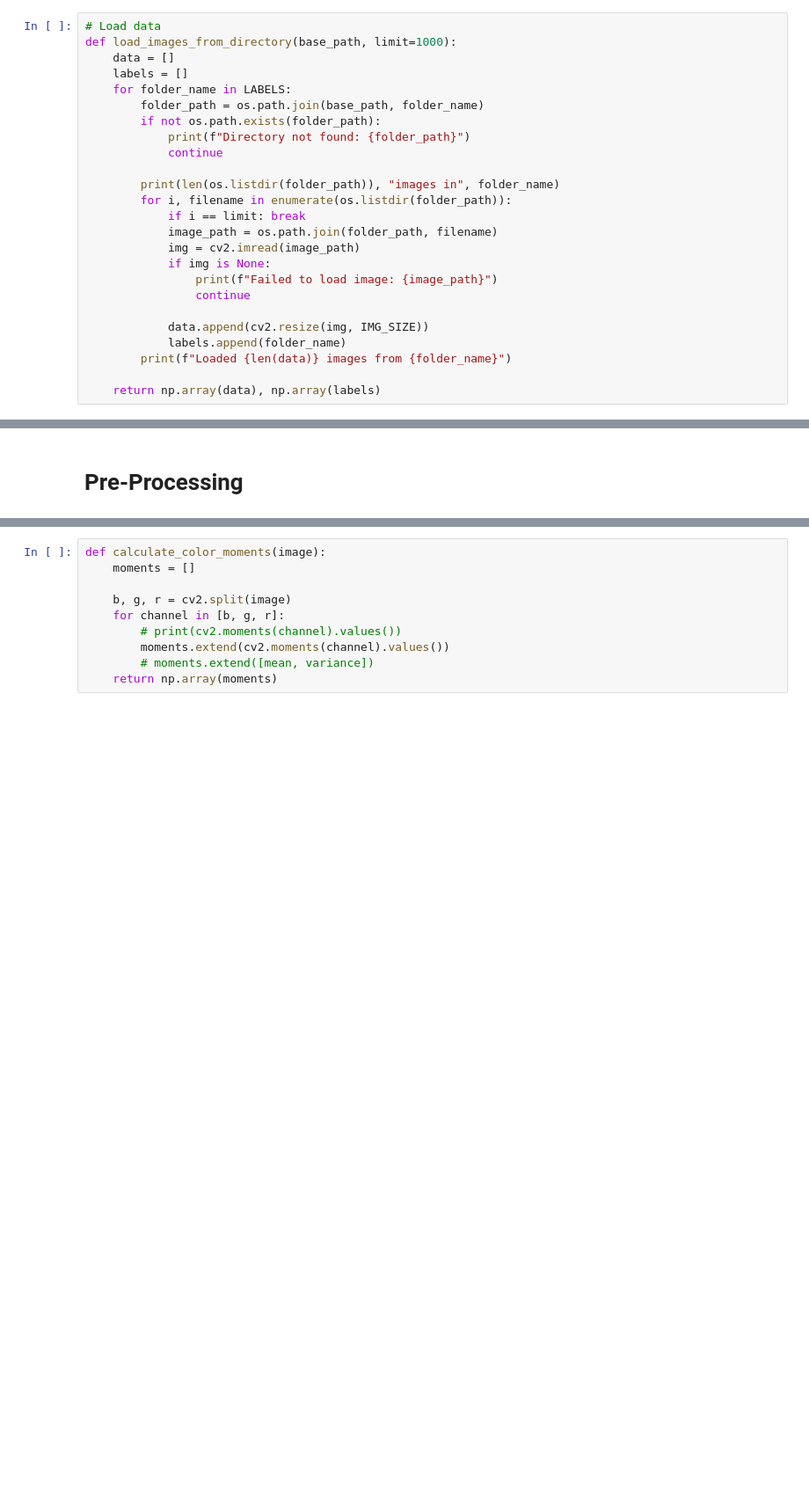
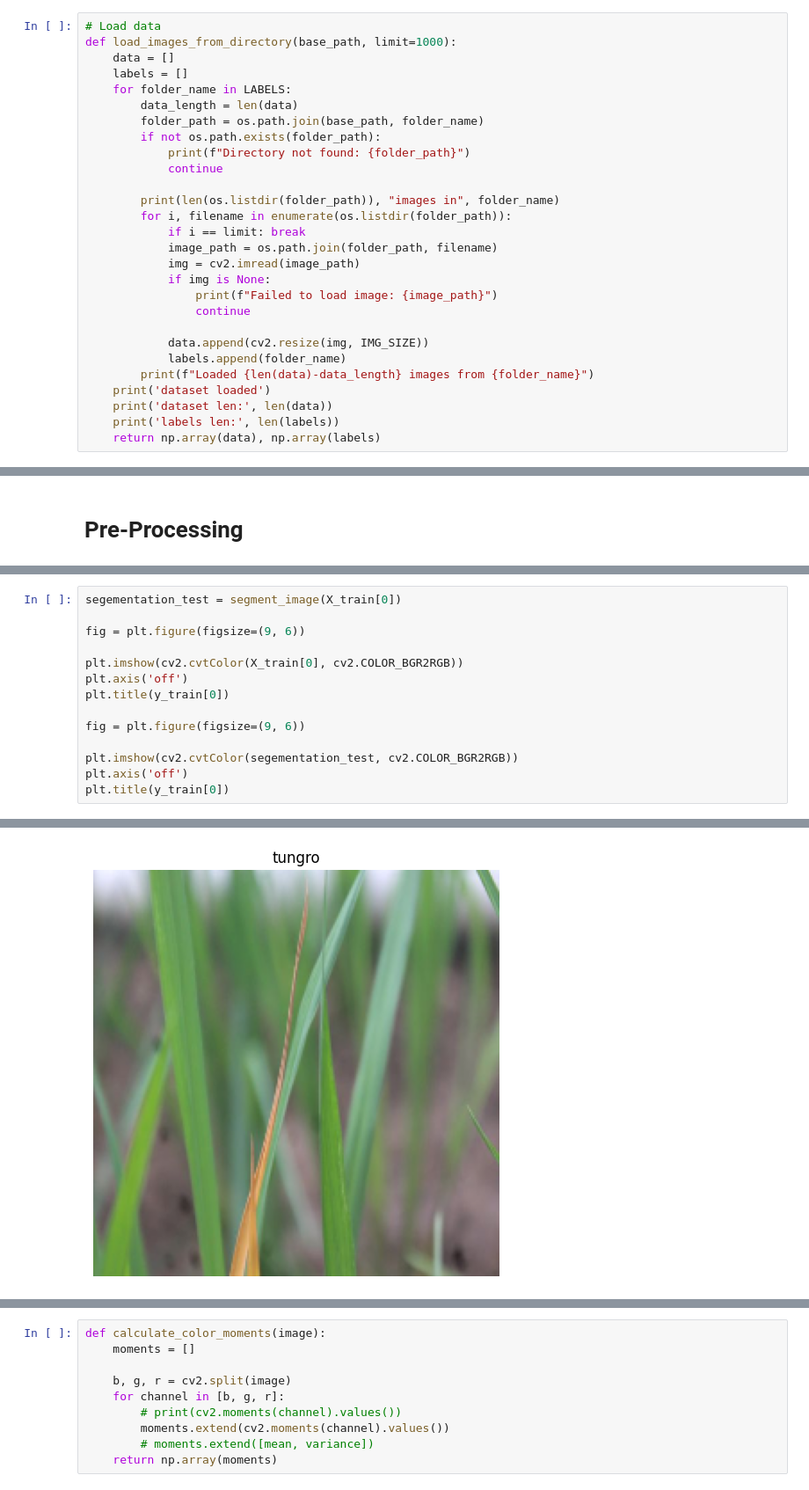
Before and after one commit to Malbamario/Rice_Disease_Classification, a Jupyter notebook: exp_1.ipynb, the cells around one changed output, grey strips where cells are left out. Shown at 88% size. Drawn from its saved outputs; the diff is of its cells as text; blank space fills up the shorter version.

```diff
--- a/exp_1.ipynb
+++ b/exp_1.ipynb
@@ -26,6 +36,7 @@ def load_images_from_directory(base_path, limit=1000):
     data = []
     labels = []
     for folder_name in LABELS:
+        data_length = len(data)
         folder_path = os.path.join(base_path, folder_name)
         if not os.path.exists(folder_path):
             print(f"Directory not found: {folder_path}")
@@ -42,7 +53,9 @@ def load_images_from_directory(base_path, limit=1000):
 
             data.append(cv2.resize(img, IMG_SIZE))
             labels.append(folder_name)
-        print(f"Loaded {len(data)} images from {folder_name}")
-
+        print(f"Loaded {len(data)-data_length} images from {folder_name}")
+    print('dataset loaded')
+    print('dataset len:', len(data))
+    print('labels len:', len(labels))
     return np.array(data), np.array(labels)
 # %%
@@ -105,0 +358,15 @@ for j in range(len(LABELS)):
+# %%
+segementation_test = segment_image(X_train[0])
+
+fig = plt.figure(figsize=(9, 6))
+
+plt.imshow(cv2.cvtColor(X_train[0], cv2.COLOR_BGR2RGB))
+plt.axis('off')
+plt.title(y_train[0])
+
+fig = plt.figure(figsize=(9, 6))
+
+plt.imshow(cv2.cvtColor(segementation_test, cv2.COLOR_BGR2RGB))
+plt.axis('off')
+plt.title(y_train[0])
+# %% [output]
@@ -105,0 +374 @@ for j in range(len(LABELS)):
+[figure, added]
```
Also changed, not shown: parts of 45 cells of this notebook, 59 other files.
